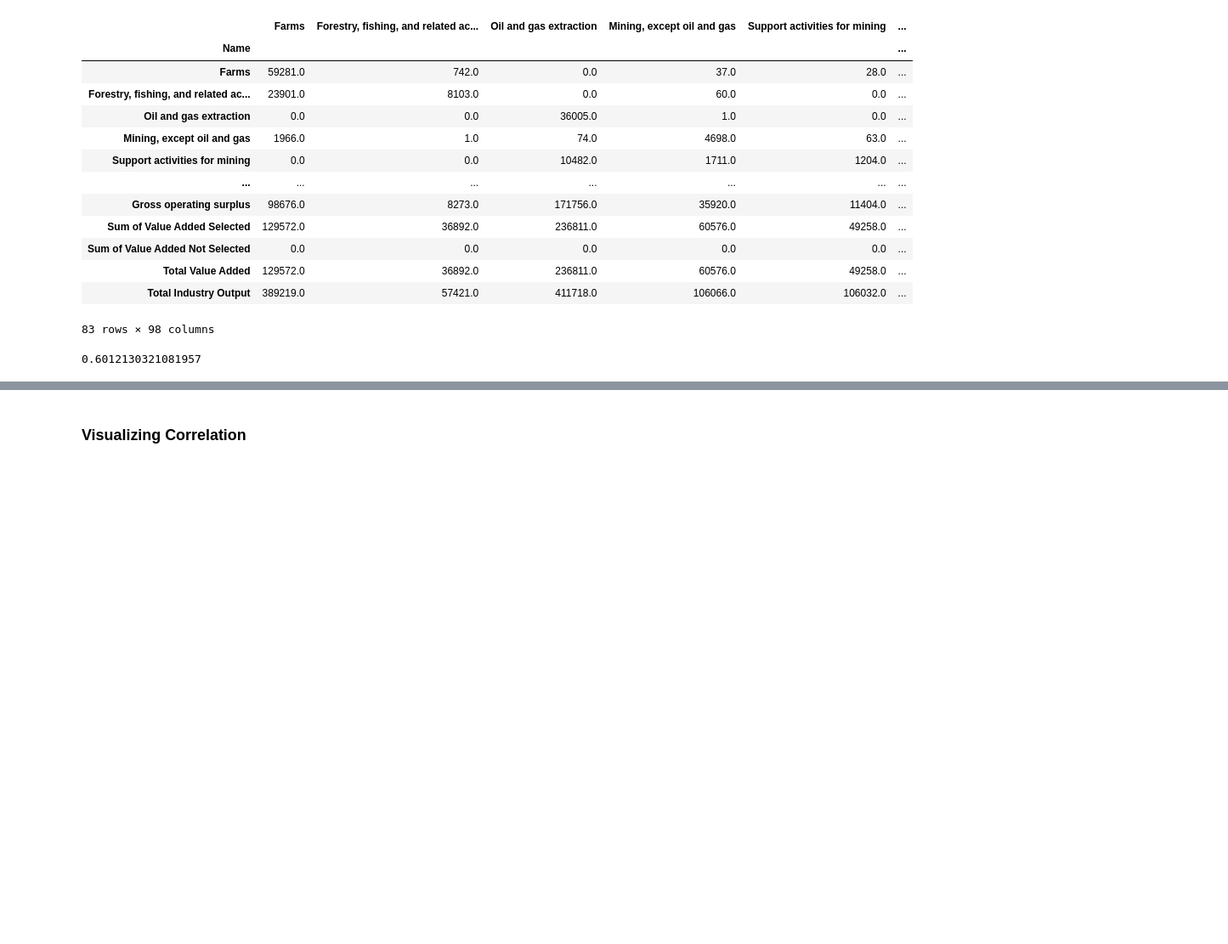
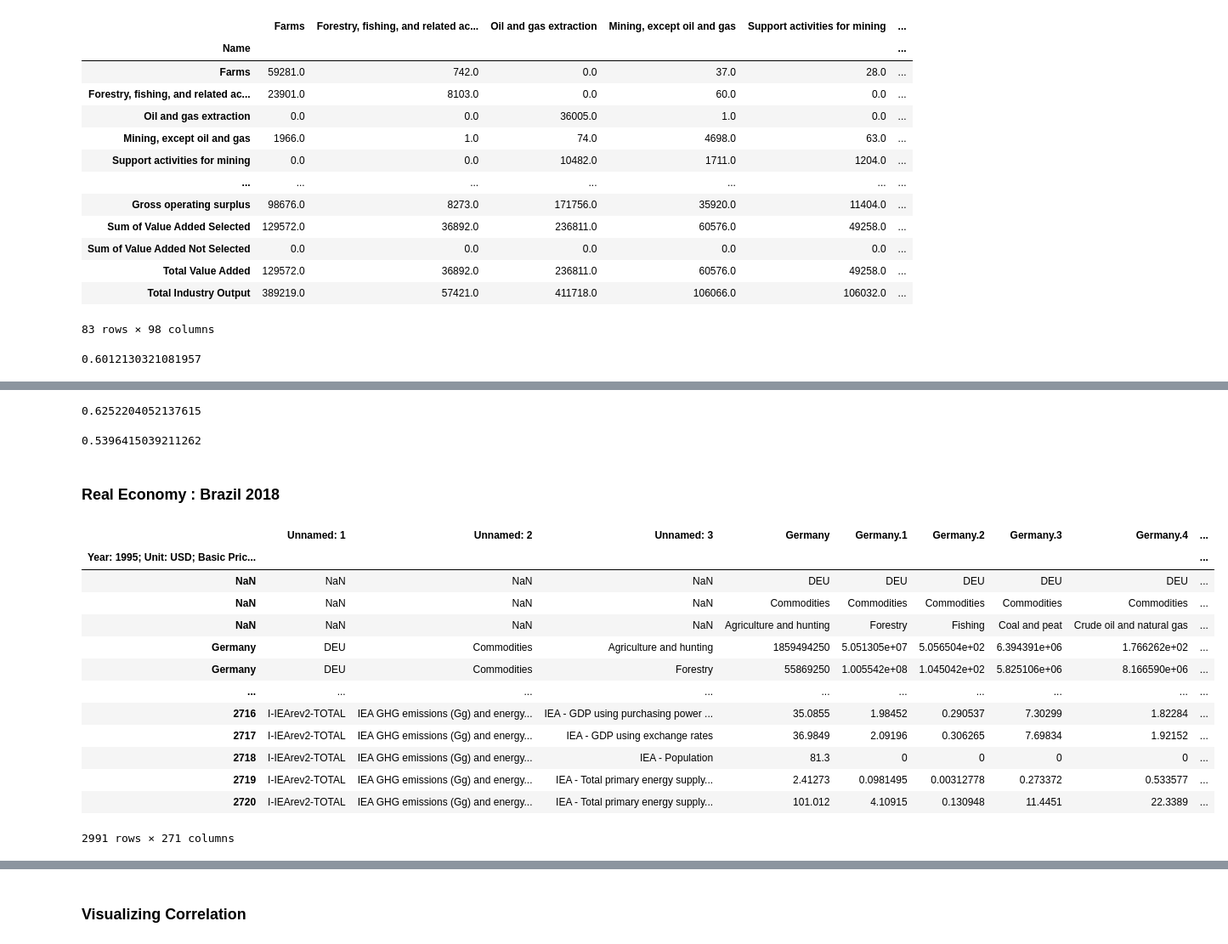
Before and after one commit to Djamil17/iotables, a Jupyter notebook: python/iterative_labor_calculation.ipynb, the cells around one changed output, grey strips where cells are left out. Shown at 85% size. Saved outputs shown, nothing was run; the diff lists cells and outputs as text; code cells hidden in the pictures; blank space fills up the shorter version.

```diff
--- a/python/iterative_labor_calculation.ipynb
+++ b/python/iterative_labor_calculation.ipynb
@@ -97,2 +287,10 @@ def random_labor_calculation(A,O,V,n_iterations):
 # %% [markdown]
 ### Real Economy: UK-1984
+# %%
+file = '../data/UK-1984.csv'
+with open(file, 'rt') as f:
+    data = pd.read_csv(f, index_col=0)
+
+
+## full dtaset
+data.index.values
@@ -398,0 +518,6 @@ r_squared
+# %%
+file = '../data/UK-1995.csv'
+with open(file, 'rt') as f:
+    data = pd.read_csv(f, index_col=0)
+
+data
@@ -398,0 +577,7 @@ r_squared
+# %%
+file = '/Users/djamillakhdarhamina/Desktop/US-1998-2017.csv'
+with open(file, 'rt') as f:
+    data = pd.read_csv(f, index_col=0)
+
+
+data
@@ -436,0 +650,10 @@ r_squared
+# %%
+file = '/Users/djamillakhdarhamina/Desktop/Us-detailed-1998-2017.csv'
+with open(file, 'rt') as f:
+    data = pd.read_csv(f, index_col=0)
+
+
+df.replace(",","",regex=True, inplace=True)
+df=df.fillna(0)
+df=df.astype(np.float64)
+df.index.values
@@ -436,0 +678,44 @@ r_squared
+# %%
+A=df.loc[:'Other state and local government enterprises',:'Other state and local government enterprises']
+O=df.loc['Total industry output (basic value)',:'Other state and local government enterprises']
+V=df.loc['Compensation of employees',:'Other state and local government enterprises']
+
+
+sol=iterative_labor_calculation(A,O,V,4)
+correlation_matrix = np.corrcoef(O,sol )
+correlation_xy = correlation_matrix[0,1]
+r_squared = correlation_xy**2
+r_squared
+# %% [output]
+0.6252204052137615
+# %%
+sample=most_var_rows(np.c_[sol,O],400)
+correlation_matrix = np.corrcoef(sample[:,0],sample[:,1])
+correlation_xy = correlation_matrix[0,1]
+r_squared = correlation_xy**2
+r_squared
+# %% [output]
+0.5396415039211262
+# %% [markdown]
+### Real Economy : Brazil 2018
+# %%
+file = '/Users/djamillakhdarhamina/Desktop/Brazil.txt'
+with open(file, 'rt') as f:
+    data = pd.read_csv(f, index_col=0,sep='\t')
+
+data
+# %% [output]
+|  | Unnamed: 1 | Unnamed: 2 | Unnamed: 3 | Germany | Germany.1 | Germany.2 | Germany.3 | Germany.4 | ... |
+| Year: 1995; Unit: USD; Basic Pric... |  |  |  |  |  |  |  |  | ... |
+| NaN | NaN | NaN | NaN | DEU | DEU | DEU | DEU | DEU | ... |
+| NaN | NaN | NaN | NaN | Commodities | Commodities | Commodities | Commodities | Commodities | ... |
+| NaN | NaN | NaN | NaN | Agriculture and hunting | Forestry | Fishing | Coal and peat | Crude oil and natural gas | ... |
+| Germany | DEU | Commodities | Agriculture and hunting | 1859494250 | 5.051305e+07 | 5.056504e+02 | 6.394391e+06 | 1.766262e+02 | ... |
+| Germany | DEU | Commodities | Forestry | 55869250 | 1.005542e+08 | 1.045042e+02 | 5.825106e+06 | 8.166590e+06 | ... |
+| ... | ... | ... | ... | ... | ... | ... | ... | ... | ... |
+| 2716 | I-IEArev2-TOTAL | IEA GHG emissions (Gg) and energy... | IEA - GDP using purchasing power ... | 35.0855 | 1.98452 | 0.290537 | 7.30299 | 1.82284 | ... |
+| 2717 | I-IEArev2-TOTAL | IEA GHG emissions (Gg) and energy... | IEA - GDP using exchange rates | 36.9849 | 2.09196 | 0.306265 | 7.69834 | 1.92152 | ... |
+| 2718 | I-IEArev2-TOTAL | IEA GHG emissions (Gg) and energy... | IEA - Population | 81.3 | 0 | 0 | 0 | 0 | ... |
+| 2719 | I-IEArev2-TOTAL | IEA GHG emissions (Gg) and energy... | IEA - Total primary energy supply... | 2.41273 | 0.0981495 | 0.00312778 | 0.273372 | 0.533577 | ... |
+| 2720 | I-IEArev2-TOTAL | IEA GHG emissions (Gg) and energy... | IEA - Total primary energy supply... | 101.012 | 4.10915 | 0.130948 | 11.4451 | 22.3389 | ... |
+2991 rows × 271 columns
```
Also changed, not shown: parts of 58 cells of this notebook, 3 other files.
